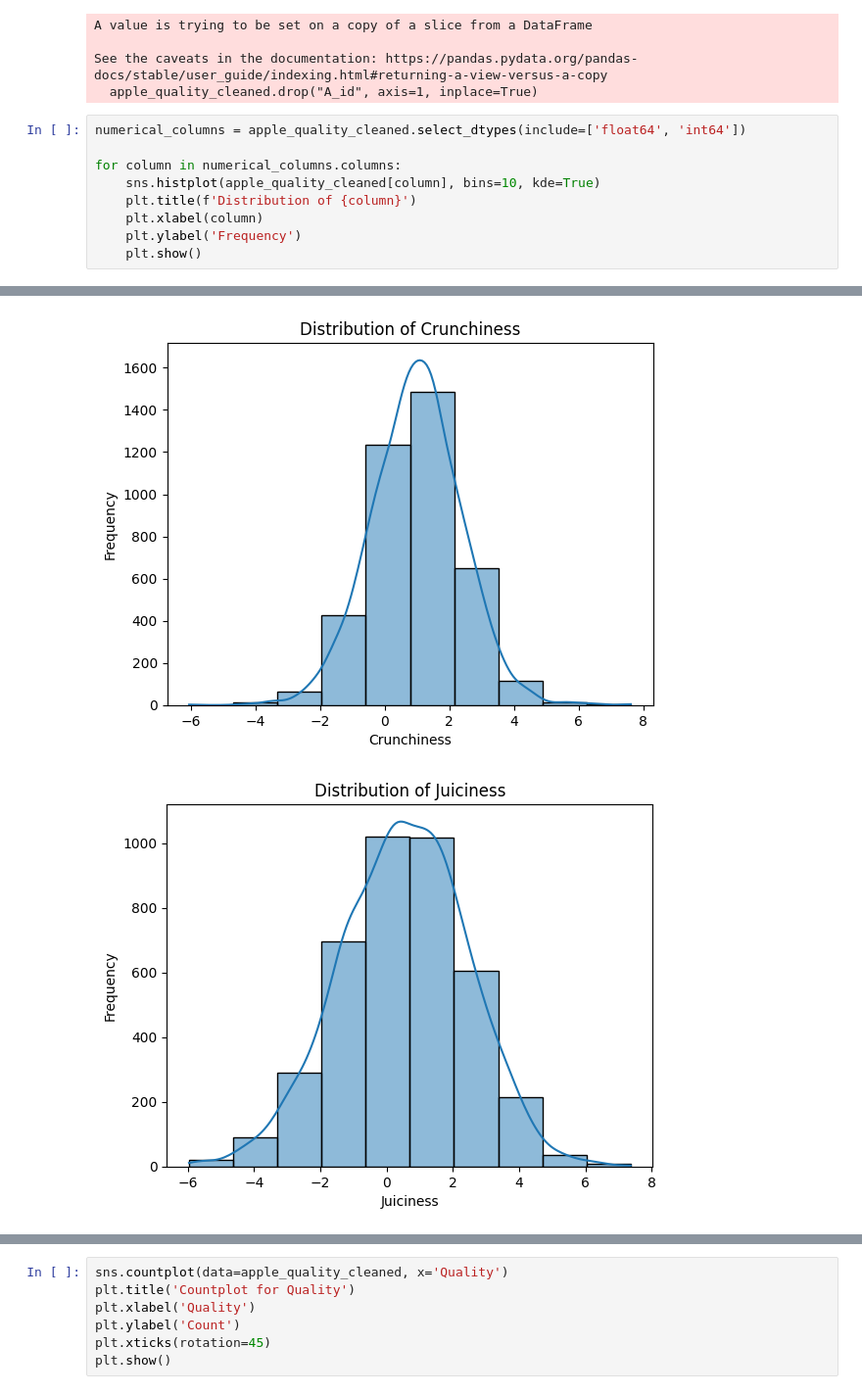
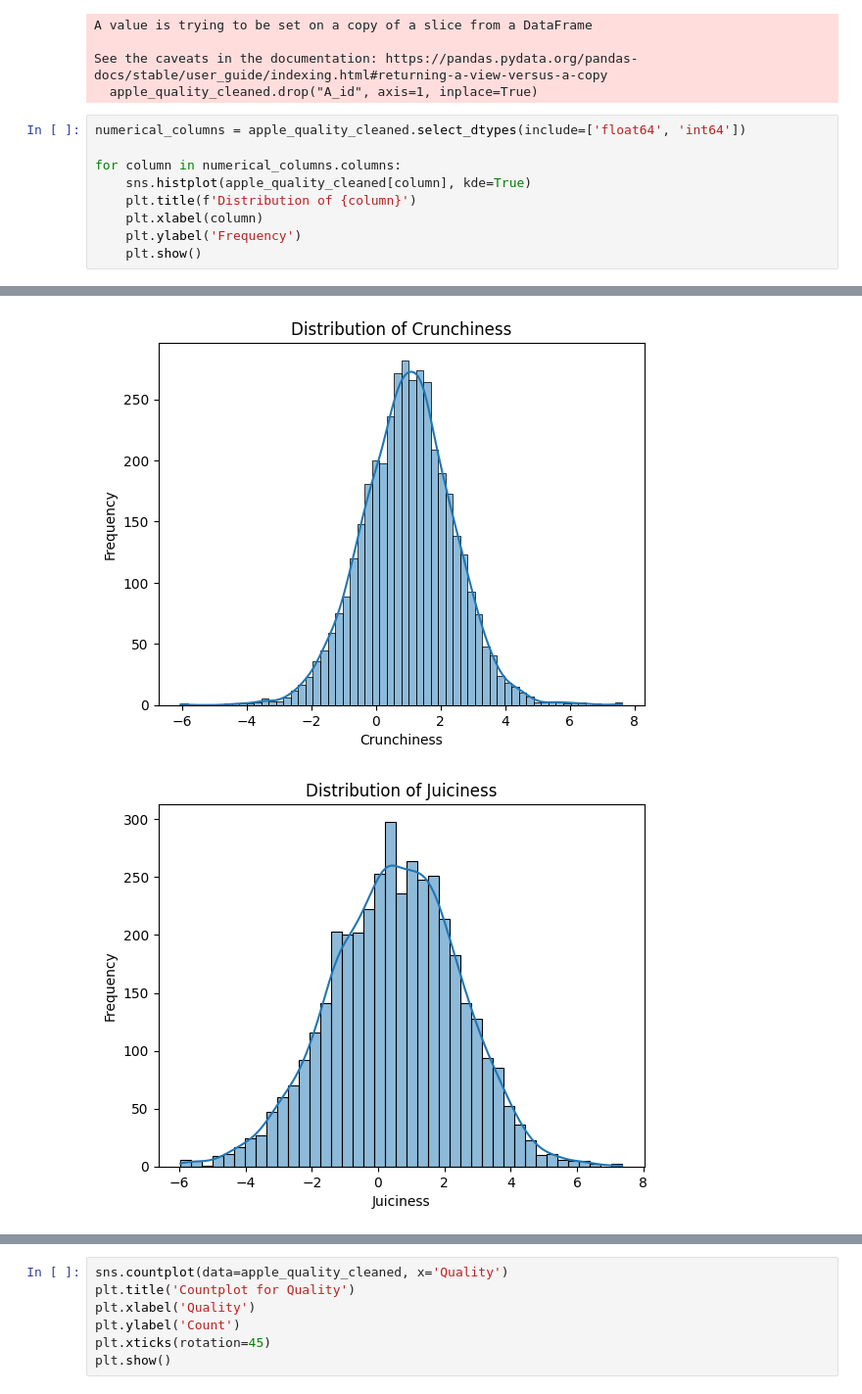
Before and after one commit to aberger1999/Apple-Quality, a Jupyter notebook: Apple Quality Notebook-checkpoint.ipynb, the cells around one changed output, grey strips where cells are left out. Shown at 98% size. Saved outputs shown, nothing was run; the diff lists cells and outputs as text.

```diff
--- a/Apple Quality Notebook-checkpoint.ipynb
+++ b/Apple Quality Notebook-checkpoint.ipynb
@@ -142,7 +148,7 @@ See the caveats in the documentation: https://pandas.pydata.org/pandas-docs/stab
 numerical_columns = apple_quality_cleaned.select_dtypes(include=['float64', 'int64'])
 
 for column in numerical_columns.columns:
-    sns.histplot(apple_quality_cleaned[column], bins=10, kde=True)
+    sns.histplot(apple_quality_cleaned[column], kde=True)
     plt.title(f'Distribution of {column}')
     plt.xlabel(column)
     plt.ylabel('Frequency')
@@ -154,2 +160,2 @@ for column in numerical_columns.columns:
-[figure, old version]
+[figure, new version]
-[figure, old version]
+[figure, new version]
```
Also changed, not shown: parts of 13 cells of this notebook.
